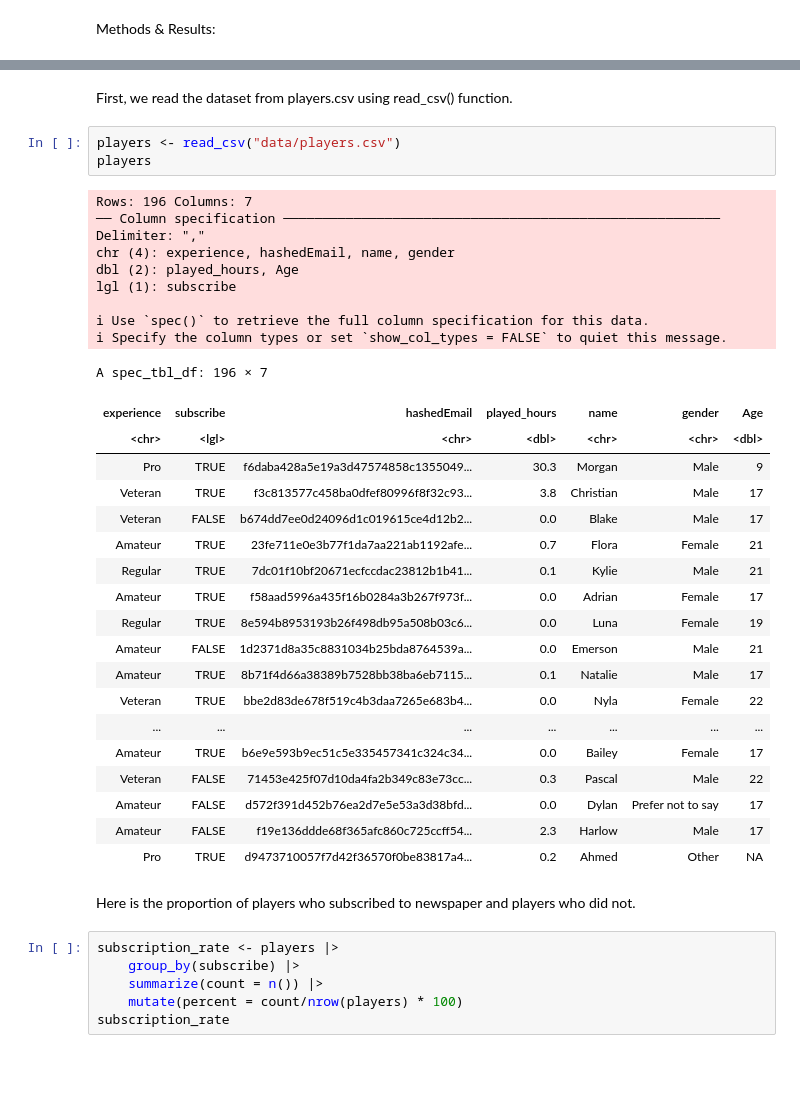
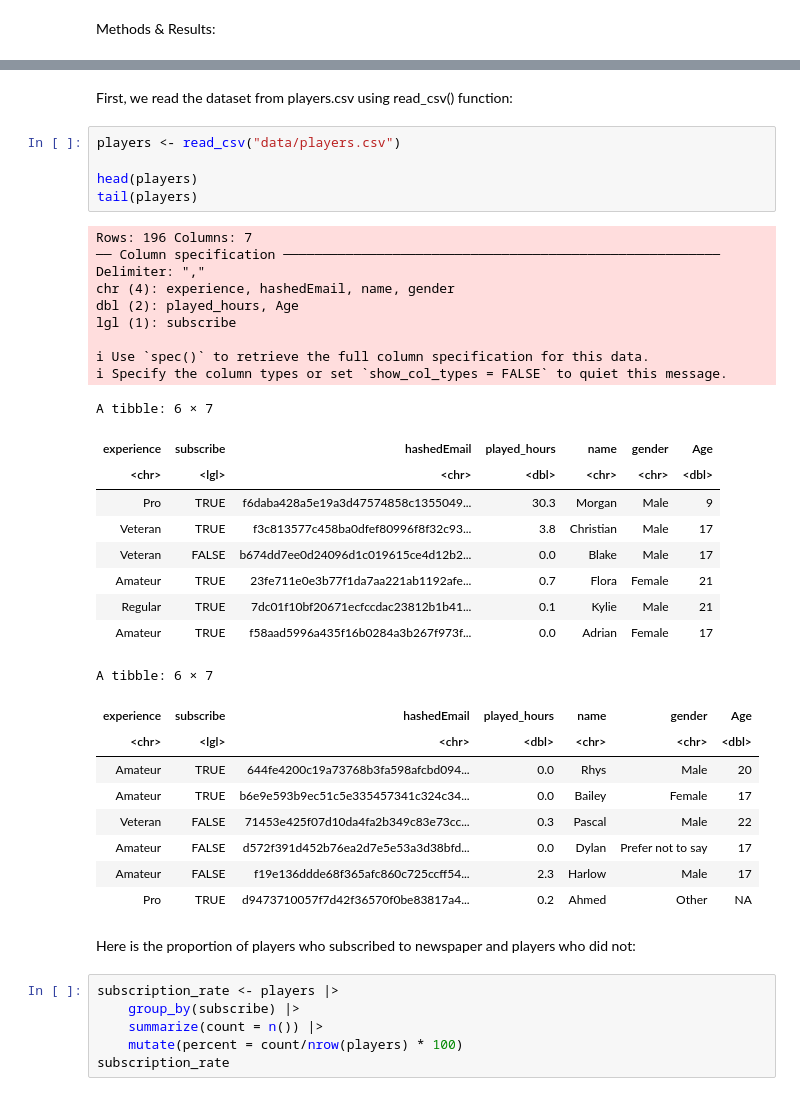
Before and after one commit to soondoongdori/mc_data, a Jupyter notebook: dsci100_project/project.ipynb, the cells around one changed output, grey strips where cells are left out. Saved outputs shown, nothing was run; the diff lists cells and outputs as text; blank space fills up the shorter version.

```diff
--- a/dsci100_project/project.ipynb
+++ b/dsci100_project/project.ipynb
@@ -34,39 +52,40 @@ library(tidymodels)
 # %% [markdown]
-First, we read the dataset from players.csv using read_csv() function.
+First, we read the dataset from players.csv using read_csv() function:
 # %%
 players <- read_csv("data/players.csv")
-players
+
+head(players)
+tail(players)
 # %% [output]
 Rows: 196 Columns: 7
 ── Column specification ────────────────────────────────────────────────────────
 Delimiter: ","
 chr (4): experience, hashedEmail, name, gender
 dbl (2): played_hours, Age
 lgl (1): subscribe
 
 ℹ Use `spec()` to retrieve the full column specification for this data.
 ℹ Specify the column types or set `show_col_types = FALSE` to quiet this message.
-A spec_tbl_df: 196 × 7
+A tibble: 6 × 7
 | experience | subscribe | hashedEmail | played_hours | name | gender | Age |
 | <chr> | <lgl> | <chr> | <dbl> | <chr> | <chr> | <dbl> |
 | Pro | TRUE | f6daba428a5e19a3d47574858c1355049... | 30.3 | Morgan | Male | 9 |
 | Veteran | TRUE | f3c813577c458ba0dfef80996f8f32c93... | 3.8 | Christian | Male | 17 |
 | Veteran | FALSE | b674dd7ee0d24096d1c019615ce4d12b2... | 0.0 | Blake | Male | 17 |
 | Amateur | TRUE | 23fe711e0e3b77f1da7aa221ab1192afe... | 0.7 | Flora | Female | 21 |
 | Regular | TRUE | 7dc01f10bf20671ecfccdac23812b1b41... | 0.1 | Kylie | Male | 21 |
 | Amateur | TRUE | f58aad5996a435f16b0284a3b267f973f... | 0.0 | Adrian | Female | 17 |
-| Regular | TRUE | 8e594b8953193b26f498db95a508b03c6... | 0.0 | Luna | Female | 19 |
-| Amateur | FALSE | 1d2371d8a35c8831034b25bda8764539a... | 0.0 | Emerson | Male | 21 |
-| Amateur | TRUE | 8b71f4d66a38389b7528bb38ba6eb7115... | 0.1 | Natalie | Male | 17 |
-| Veteran | TRUE | bbe2d83de678f519c4b3daa7265e683b4... | 0.0 | Nyla | Female | 22 |
-| ... | ... | ... | ... | ... | ... | ... |
-| Amateur | TRUE | b6e9e593b9ec51c5e335457341c324c34... | 0.0 | Bailey | Female | 17 |
-| Veteran | FALSE | 71453e425f07d10da4fa2b349c83e73cc... | 0.3 | Pascal | Male | 22 |
-| Amateur | FALSE | d572f391d452b76ea2d7e5e53a3d38bfd... | 0.0 | Dylan | Prefer not to say | 17 |
-| Amateur | FALSE | f19e136ddde68f365afc860c725ccff54... | 2.3 | Harlow | Male | 17 |
-| Pro | TRUE | d9473710057f7d42f36570f0be83817a4... | 0.2 | Ahmed | Other | NA |
+A tibble: 6 × 7
+| experience | subscribe | hashedEmail | played_hours | name | gender | Age |
+| <chr> | <lgl> | <chr> | <dbl> | <chr> | <chr> | <dbl> |
+| Amateur | TRUE | 644fe4200c19a73768b3fa598afcbd094... | 0.0 | Rhys | Male | 20 |
+| Amateur | TRUE | b6e9e593b9ec51c5e335457341c324c34... | 0.0 | Bailey | Female | 17 |
+| Veteran | FALSE | 71453e425f07d10da4fa2b349c83e73cc... | 0.3 | Pascal | Male | 22 |
+| Amateur | FALSE | d572f391d452b76ea2d7e5e53a3d38bfd... | 0.0 | Dylan | Prefer not to say | 17 |
+| Amateur | FALSE | f19e136ddde68f365afc860c725ccff54... | 2.3 | Harlow | Male | 17 |
+| Pro | TRUE | d9473710057f7d42f36570f0be83817a4... | 0.2 | Ahmed | Other | NA |
 # %% [markdown]
-Here is the proportion of players who subscribed to newspaper and players who did not.
+Here is the proportion of players who subscribed to newspaper and players who did not:
 # %%
 subscription_rate <- players |>
     group_by(subscribe) |>
```
Also changed, not shown: parts of 10 cells of this notebook.
